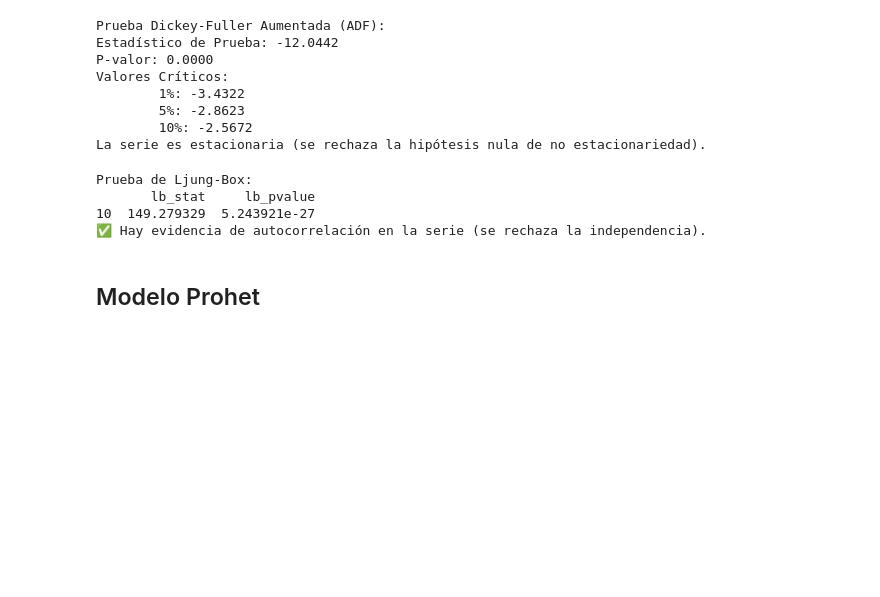
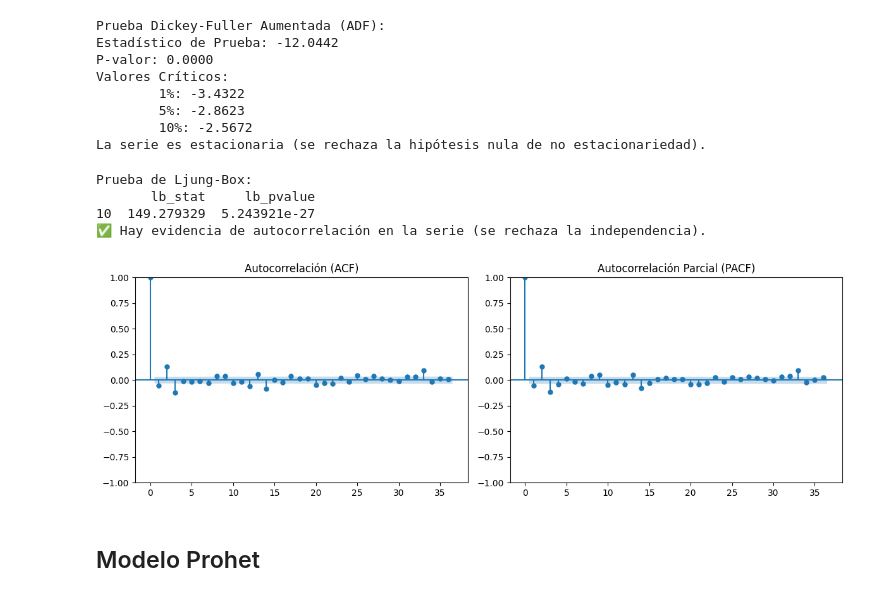
Before and after one commit to Danie8904/prueba_NVIDIA_yahoo_Finance, a Jupyter notebook: Notebook/nvidia_modelos.ipynb, the cells around one changed output. Saved outputs shown, nothing was run; the diff lists cells and outputs as text; code cells hidden in the pictures; blank space fills up the shorter version.

```diff
--- a/Notebook/nvidia_modelos.ipynb
+++ b/Notebook/nvidia_modelos.ipynb
@@ -196,6 +196,23 @@ Prueba de Ljung-Box:
        lb_stat     lb_pvalue
 10  149.279329  5.243921e-27
 ✅ Hay evidencia de autocorrelación en la serie (se rechaza la independencia).
+# %%
+from statsmodels.graphics.tsaplots import plot_acf, plot_pacf
+
+fig, axes = plt.subplots(1, 2, figsize=(12, 4))
+
+# Gráfico de autocorrelación (ACF)
+plot_acf(df["Diferenciada"].dropna(), ax=axes[0], lags=36)
+axes[0].set_title("Autocorrelación (ACF)")
+
+# Gráfico de autocorrelación parcial (PACF)
+plot_pacf(df["Diferenciada"].dropna(), ax=axes[1], lags=36)
+axes[1].set_title("Autocorrelación Parcial (PACF)")
+
+plt.tight_layout()
+plt.show()
+# %% [output]
+[figure, added]
 # %% [markdown]
 ## Modelo Prohet
 # %%
```
Also changed, not shown: parts of 2 cells of this notebook, 18 other files.
